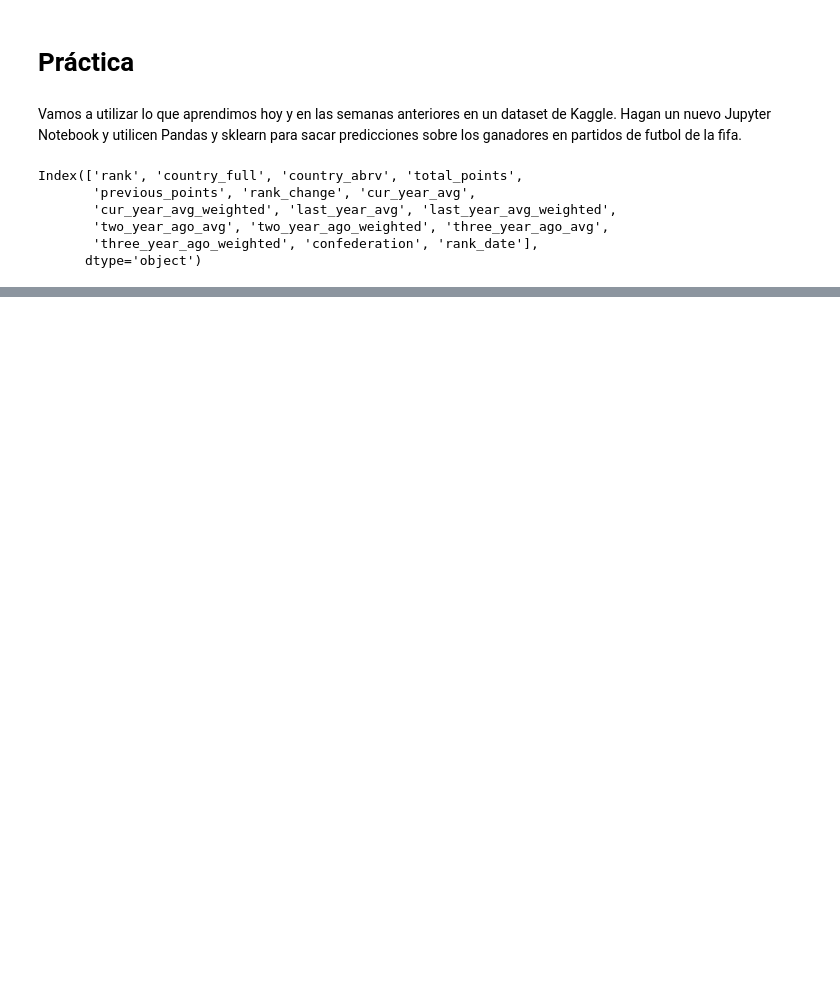
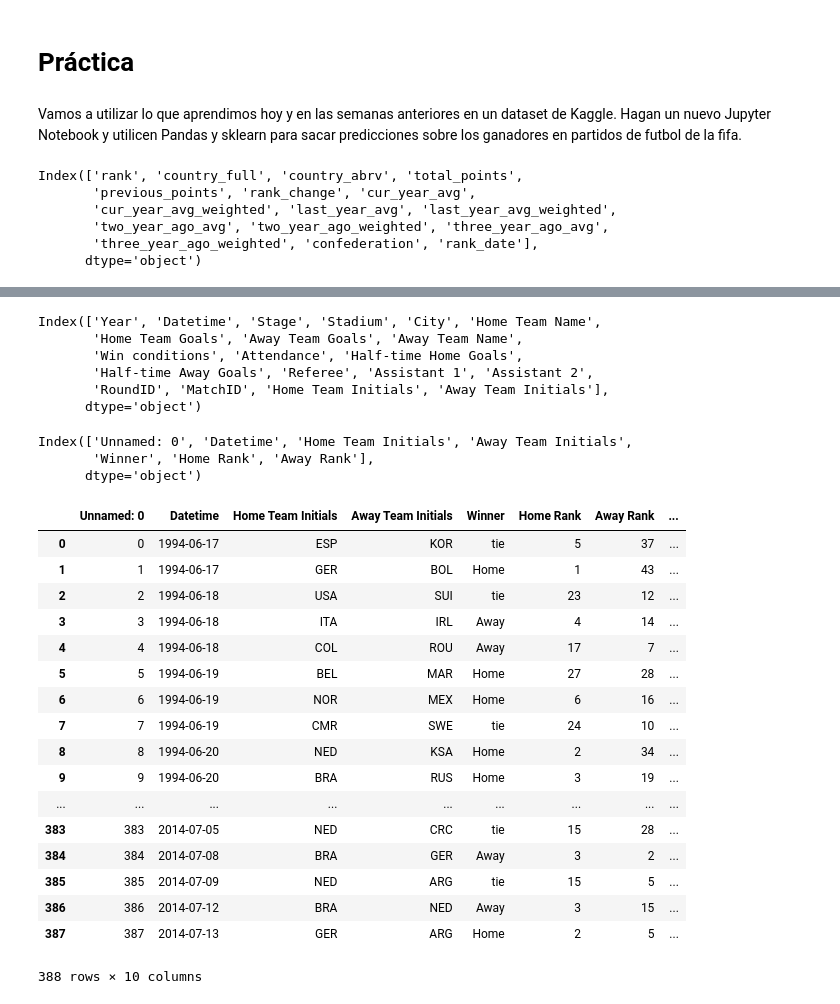
Before and after one commit to Conrad-WS/SCHOOL-OF-AI-CDMX-HOMEWORK, a Jupyter notebook: SCHOOLOFAI_HOMEWORK_22_03_2019_ipynb_txt.ipynb, the cells around one changed output, grey strips where cells are left out. Cells and saved outputs as stored; diff of their text form; code cells hidden in the pictures; blank space fills up the shorter version.

```diff
--- a/SCHOOLOFAI_HOMEWORK_22_03_2019_ipynb_txt.ipynb
+++ b/SCHOOLOFAI_HOMEWORK_22_03_2019_ipynb_txt.ipynb
@@ -141,12 +141,12 @@ from sklearn.neighbors import KNeighborsClassifier
 #model = RandomForestClassifier()
 #model = KNeighborsClassifier()
 models = [GaussianNB(), RandomForestClassifier(n_estimators=50), KNeighborsClassifier()]
-for i in range(0, len(models)):
-    models[i].fit(X_train, y_train)
-model.fit(X_train, y_train)
+#for i in range(0, len(models)):
+    #models[i].fit(X_train, y_train)
+#model.fit(X_train, y_train)
 
 # Hacer las predicciones
-expected = y_test
-predicted = [model.predict(X_test) for model in models]
+#expected = y_test
+#predicted = [models.predict(X_test) for model in models]
 # %%
 # Importamos  metrics de sklearn
@@ -214,0 +179,64 @@ world_cup.head(400)
+# %%
+world_cup_data.columns
+# %% [output]
+Index(['Year', 'Datetime', 'Stage', 'Stadium', 'City', 'Home Team Name',
+       'Home Team Goals', 'Away Team Goals', 'Away Team Name',
+       'Win conditions', 'Attendance', 'Half-time Home Goals',
+       'Half-time Away Goals', 'Referee', 'Assistant 1', 'Assistant 2',
+       'RoundID', 'MatchID', 'Home Team Initials', 'Away Team Initials'],
+      dtype='object')
+# %%
+match_predicition_data=pd.read_csv("https://raw.githubusercontent.com/SchoolOfAICDMX/Procesamiento-de-Datos-y-Aprendizaje-Supervisado/master/dataset.csv", error_bad_lines=False)
+# %%
+match_predicition_data.columns
+# %% [output]
+Index(['Unnamed: 0', 'Datetime', 'Home Team Initials', 'Away Team Initials',
+       'Winner', 'Home Rank', 'Away Rank'],
+      dtype='object')
+# %%
+match_predicition_data["Host Country"]= pd.DataFrame("?", index=range(len(match_predicition_data)), columns=range(1))
+match_predicition_data["Is Home Host?"]= pd.DataFrame(0, index=range(len(match_predicition_data)), columns=range(1))
+match_predicition_data["Is Away Host?"]= pd.DataFrame(0, index=range(len(match_predicition_data)), columns=range(1))
+
+
+for i,item in enumerate(match_predicition_data["Host Country"]):
+    if "1994" in match_predicition_data["Datetime"].iloc[i]:
+               match_predicition_data.loc[i, 'Host Country'] = "USA"
+    if "1998" in match_predicition_data["Datetime"].iloc[i]:
+               match_predicition_data.loc[i, 'Host Country'] = "FRA"
+    if "2002" in match_predicition_data["Datetime"].iloc[i]:
+               match_predicition_data.loc[i, 'Host Country'] = "JPN KOR"
+    if "2006" in match_predicition_data["Datetime"].iloc[i]:
+               match_predicition_data.loc[i, 'Host Country'] = "GER"
+    if "2010" in match_predicition_data["Datetime"].iloc[i]:
+               match_predicition_data.loc[i, 'Host Country'] = "RSA"
+    if "2014" in match_predicition_data["Datetime"].iloc[i]:
+               match_predicition_data.loc[i, 'Host Country'] = "BRA"
+
+for i,item in enumerate(match_predicition_data["Host Country"]):
+  if str(match_predicition_data["Host Country"].iloc[i]) in str(match_predicition_data["Home Team Initials"].iloc[i]):
+    print("t")
+    match_predicition_data.loc[i, 'Is Home Host?']=1
+  if str(match_predicition_data["Host Country"].iloc[i]) in str(match_predicition_data["Away Team Initials"].iloc[i]):
+    match_predicition_data.loc[i, 'Is Away Host?']=1
+# %%
+match_predicition_data
+# %% [output]
+|  | Unnamed: 0 | Datetime | Home Team Initials | Away Team Initials | Winner | Home Rank | Away Rank | ... |
+| 0 | 0 | 1994-06-17 | ESP | KOR | tie | 5 | 37 | ... |
+| 1 | 1 | 1994-06-17 | GER | BOL | Home | 1 | 43 | ... |
+| 2 | 2 | 1994-06-18 | USA | SUI | tie | 23 | 12 | ... |
+| 3 | 3 | 1994-06-18 | ITA | IRL | Away | 4 | 14 | ... |
+| 4 | 4 | 1994-06-18 | COL | ROU | Away | 17 | 7 | ... |
+| 5 | 5 | 1994-06-19 | BEL | MAR | Home | 27 | 28 | ... |
+| 6 | 6 | 1994-06-19 | NOR | MEX | Home | 6 | 16 | ... |
+| 7 | 7 | 1994-06-19 | CMR | SWE | tie | 24 | 10 | ... |
+| 8 | 8 | 1994-06-20 | NED | KSA | Home | 2 | 34 | ... |
+| 9 | 9 | 1994-06-20 | BRA | RUS | Home | 3 | 19 | ... |
+| ... | ... | ... | ... | ... | ... | ... | ... | ... |
+| 383 | 383 | 2014-07-05 | NED | CRC | tie | 15 | 28 | ... |
+| 384 | 384 | 2014-07-08 | BRA | GER | Away | 3 | 2 | ... |
+| 385 | 385 | 2014-07-09 | NED | ARG | tie | 15 | 5 | ... |
+| 386 | 386 | 2014-07-12 | BRA | NED | Away | 3 | 15 | ... |
+| 387 | 387 | 2014-07-13 | GER | ARG | Home | 2 | 5 | ... |
+388 rows × 10 columns
```
Also changed, not shown: parts of 2 cells of this notebook.
